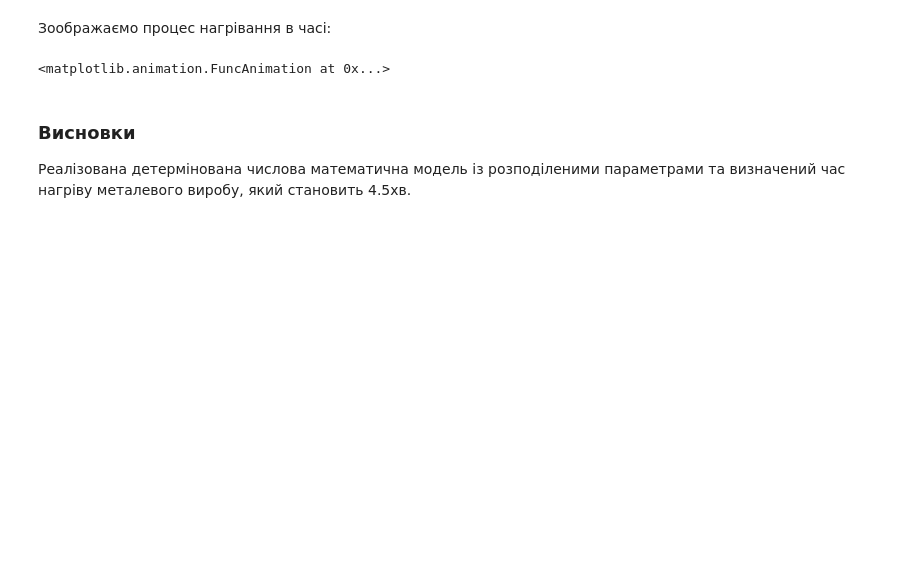
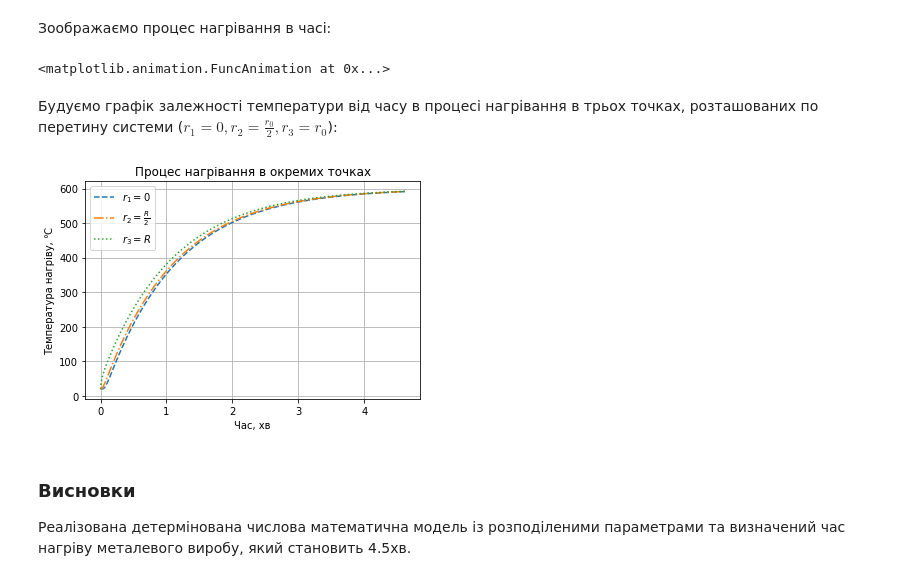
Before and after one commit to IvanKozak/lab-mathmod, a Jupyter notebook: labs_math_modeling.ipynb, the cells around one changed output. Drawn from its saved outputs; the diff is of its cells as text; code cells hidden in the pictures; blank space fills up the shorter version.

```diff
--- a/labs_math_modeling.ipynb
+++ b/labs_math_modeling.ipynb
@@ -208,7 +208,7 @@ plt.grid()
 R, length = 0.05, 0.1
 
 # lambda
-thermal_conductivity = [40.1, 36.6]  # W m-1 K-1 300 K and 800 K
+thermal_conductivity = [401, 366]  # W m-1 K-1 300 K and 800 K
 
 # інші потрібні параметри співпадають з даними комп. практикуму №1
 # %% [markdown]
@@ -315,6 +313,20 @@ plt.close()
 ani
 # %% [output]
 <matplotlib.animation.FuncAnimation at 0x...>
+# %% [markdown]
+Будуємо графік залежності температури від часу в процесі нагрівання в трьох точках, розташованих по перетину системи ($r_1 = 0, r_2 = \frac{r_0}{2}, r_3 = r_0$):
+# %%
+x_time = np.linspace(0, time_heat/60, len(T_data))
+it = iter(['--', '-.', ':'])
+for y, labl in zip(T_data.T[[0, 10, 19]]-273.0, ['$r_1=0$', r'$r_2=\frac{R}{2}$', '$r_3 = R$']):
+    plt.plot(x_time, y, next(it), label=labl)
+plt.legend()
+plt.title("Процес нагрівання в окремих точках")
+plt.ylabel(u"Температура нагріву, ℃")
+plt.xlabel(u"Час, хв")
+plt.grid()
+# %% [output]
+[figure, added]
 # %% [markdown]
 ### Висновки
 
```
Also changed, not shown: parts of 2 cells of this notebook.
